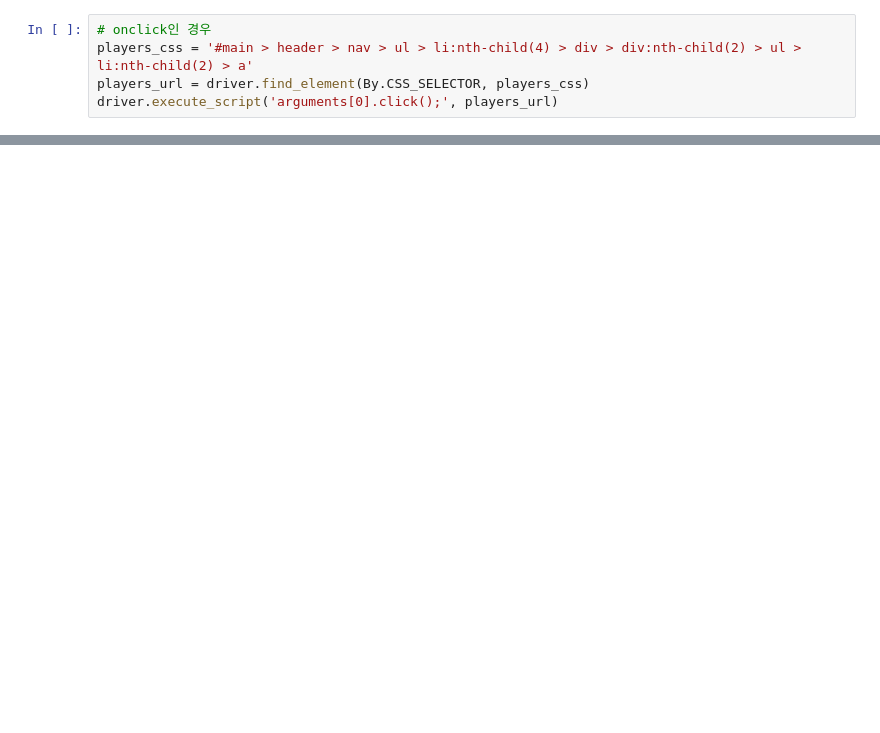
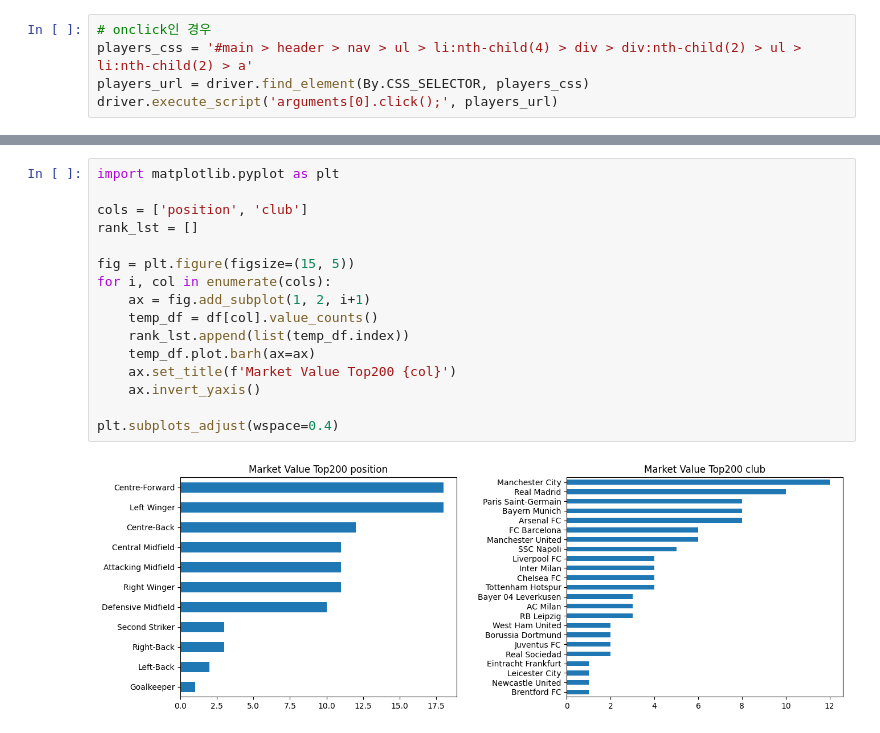
Before and after one commit to narae3759/TIL, a Jupyter notebook: Python/Web/03_Web_crawling2.ipynb, the cells around one changed output, grey strips where cells are left out. Saved outputs shown, nothing was run; the diff lists cells and outputs as text; blank space fills up the shorter version.

```diff
--- a/Python/Web/03_Web_crawling2.ipynb
+++ b/Python/Web/03_Web_crawling2.ipynb
@@ -160,0 +133,18 @@ melon
+# %%
+import matplotlib.pyplot as plt
+
+cols = ['position', 'club']
+rank_lst = []
+
+fig = plt.figure(figsize=(15, 5))
+for i, col in enumerate(cols):
+    ax = fig.add_subplot(1, 2, i+1)
+    temp_df = df[col].value_counts()
+    rank_lst.append(list(temp_df.index))
+    temp_df.plot.barh(ax=ax)
+    ax.set_title(f'Market Value Top200 {col}')
+    ax.invert_yaxis()
+
+plt.subplots_adjust(wspace=0.4)
+# %% [output]
+[figure, added]
```
Also changed, not shown: parts of 22 cells of this notebook.
